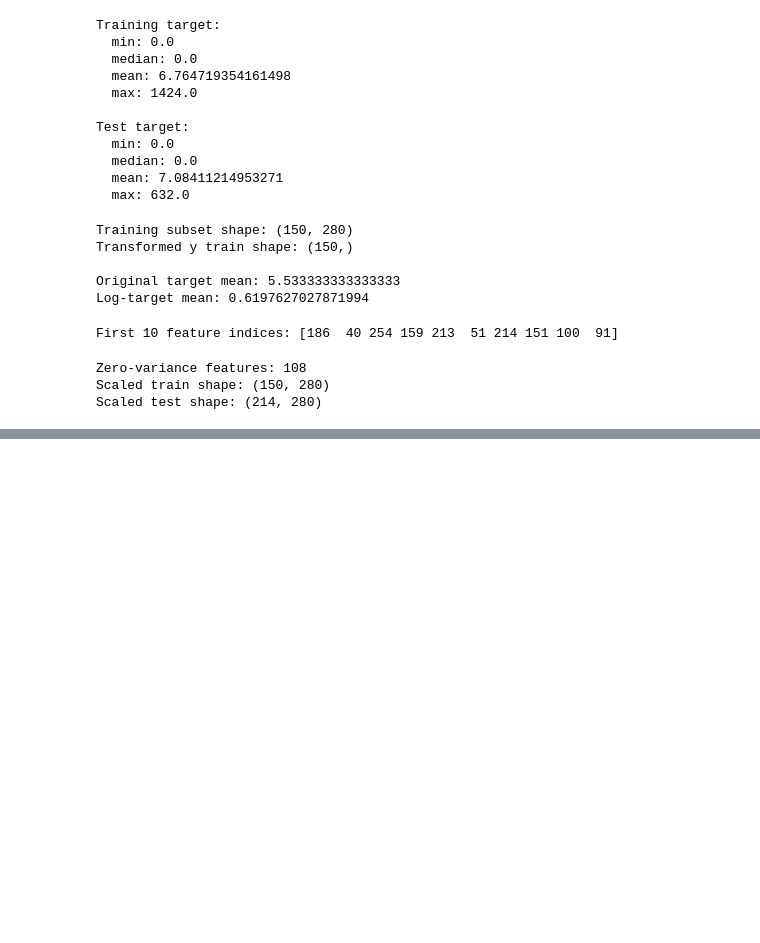
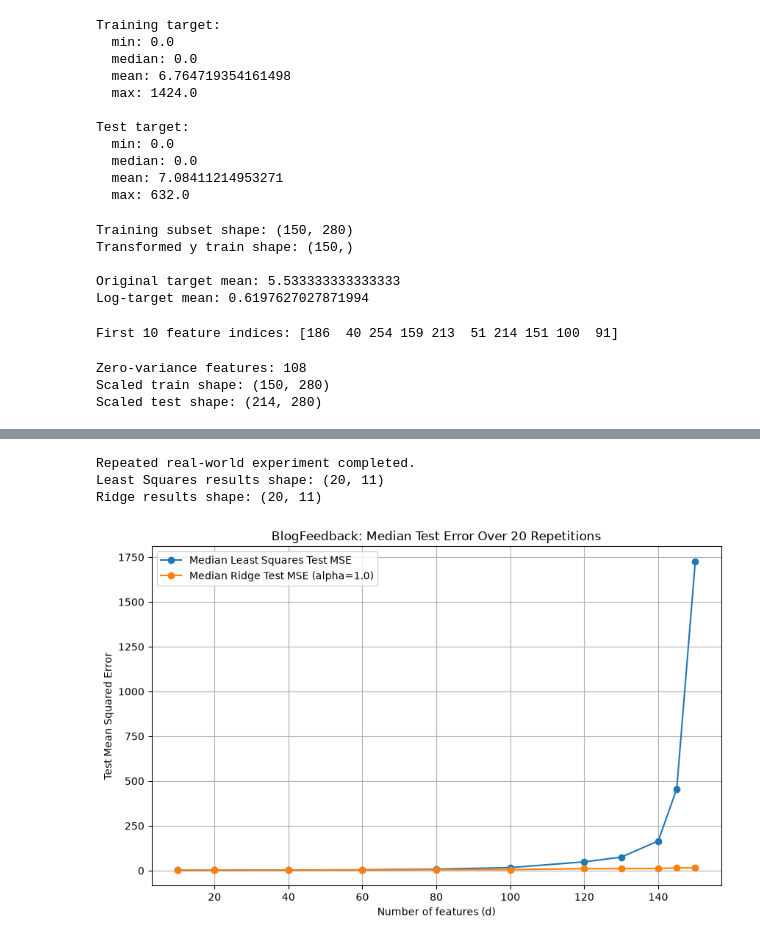
Before and after one commit to stelaamile/Machine-learning-project, a Jupyter notebook: notebooks/02_real_world_double_descent.ipynb, the cells around one changed output, grey strips where cells are left out. Cells and saved outputs as stored; diff of their text form; code cells hidden in the pictures; blank space fills up the shorter version.

```diff
--- a/notebooks/02_real_world_double_descent.ipynb
+++ b/notebooks/02_real_world_double_descent.ipynb
@@ -217,0 +679,78 @@ Scaled test shape: (214, 280)
+# %%
+N_REAL_REPETITIONS = 20
+
+all_real_ls = []
+all_real_ridge = []
+
+for seed in range(N_REAL_REPETITIONS):
+
+    ls_errors, ridge_errors = (
+        run_real_world_experiment(
+            seed,
+            alpha=1.0
+        )
+    )
+
+    all_real_ls.append(ls_errors)
+    all_real_ridge.append(ridge_errors)
+
+all_real_ls = np.array(all_real_ls)
+all_real_ridge = np.array(all_real_ridge)
+
+mean_real_ls = np.nanmean(
+    all_real_ls,
+    axis=0
+)
+
+mean_real_ridge = np.nanmean(
+    all_real_ridge,
+    axis=0
+)
+
+median_real_ls = np.nanmedian(
+    all_real_ls,
+    axis=0
+)
+
+median_real_ridge = np.nanmedian(
+    all_real_ridge,
+    axis=0
+)
+
+print("Repeated real-world experiment completed.")
+print("Least Squares results shape:", all_real_ls.shape)
+print("Ridge results shape:", all_real_ridge.shape)
+# %% [output]
+Repeated real-world experiment completed.
+Least Squares results shape: (20, 11)
+Ridge results shape: (20, 11)
+# %%
+plt.figure(figsize=(10, 6))
+
+plt.plot(
+    D_VALUES_REPEAT,
+    median_real_ls,
+    marker="o",
+    label="Median Least Squares Test MSE"
+)
+
+plt.plot(
+    D_VALUES_REPEAT,
+    median_real_ridge,
+    marker="o",
+    label="Median Ridge Test MSE (alpha=1.0)"
+)
+
+plt.xlabel("Number of features (d)")
+plt.ylabel("Test Mean Squared Error")
+
+plt.title(
+    f"BlogFeedback: Median Test Error Over {N_REAL_REPETITIONS} Repetitions"
+)
+
+plt.legend()
+plt.grid(True)
+
+plt.show()
+# %% [output]
+[figure, added]
```
Also changed, not shown: parts of 16 cells of this notebook.
